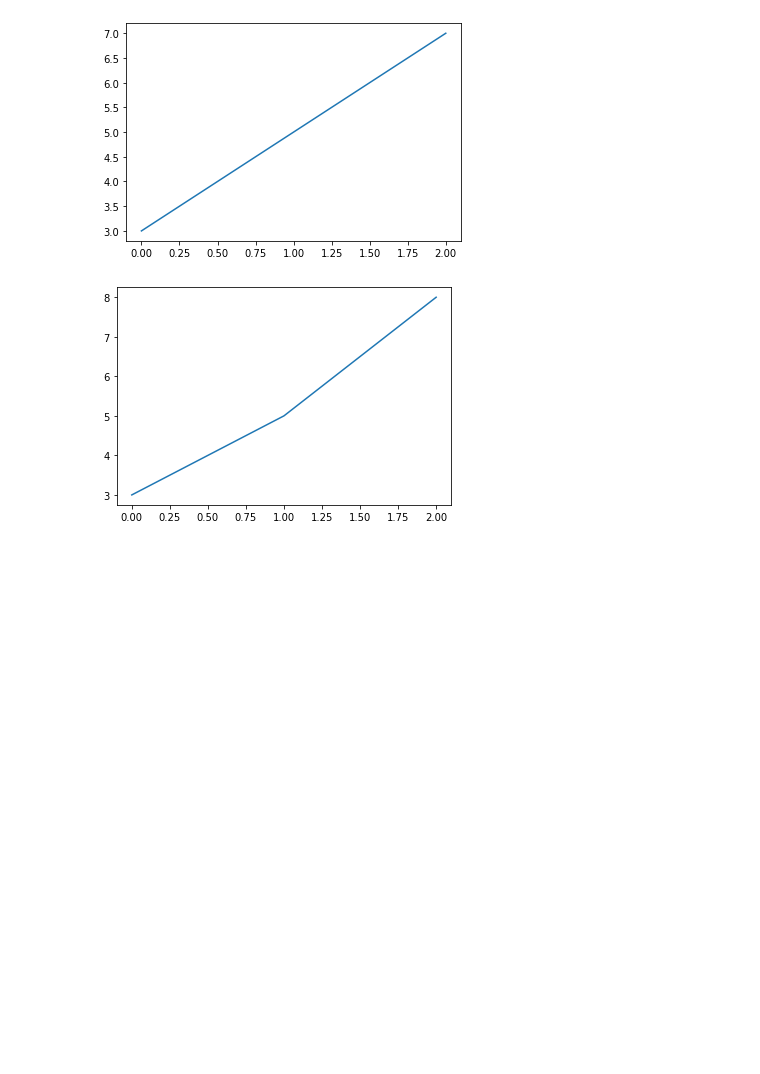
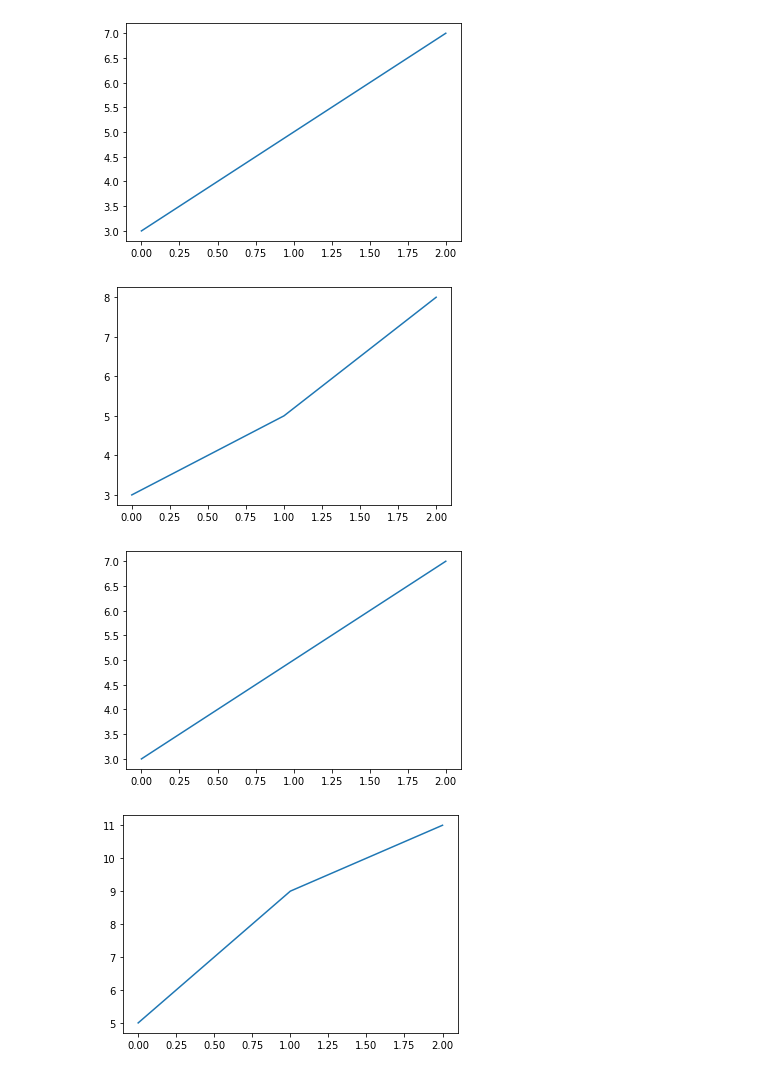
Before and after one commit to pkmariya/Python, a Jupyter notebook: MariyaMatPlotLib.ipynb, the cells around one changed output. Saved outputs shown, nothing was run; the diff lists cells and outputs as text; code cells hidden in the pictures; blank space fills up the shorter version.

```diff
--- a/MariyaMatPlotLib.ipynb
+++ b/MariyaMatPlotLib.ipynb
@@ -26,3 +40,16 @@ plt.plot(x_val,)
 plt.savefig('Simple Graph')
 # %% [output]
 [figure]
+# %%
+# if we use plt.show right after plt.plot() it either gives separate plot or plots together in one plot
+x_val = [0, 1, 2]
+y_val = [3, 5, 7]
+plt.plot(x_val, y_val)
+plt.show()
+x_val1 = [0, 1, 2]
+y_val1 = [5, 9, 11]
+plt.plot(x_val1, y_val1)
+plt.show()
+# %% [output]
+[figure, added]
+[figure, added]
```
Also changed, not shown: parts of 20 cells of this notebook.
